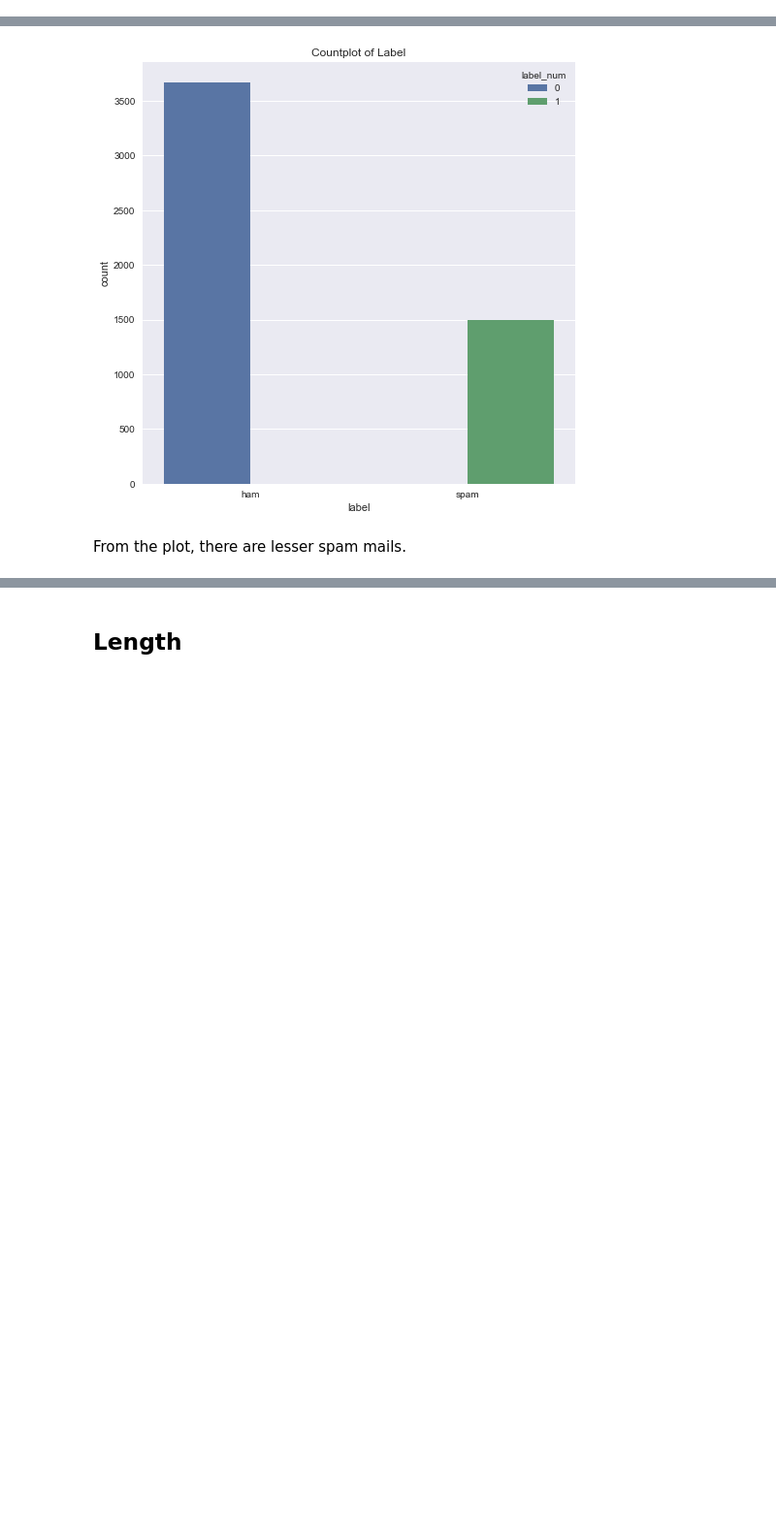
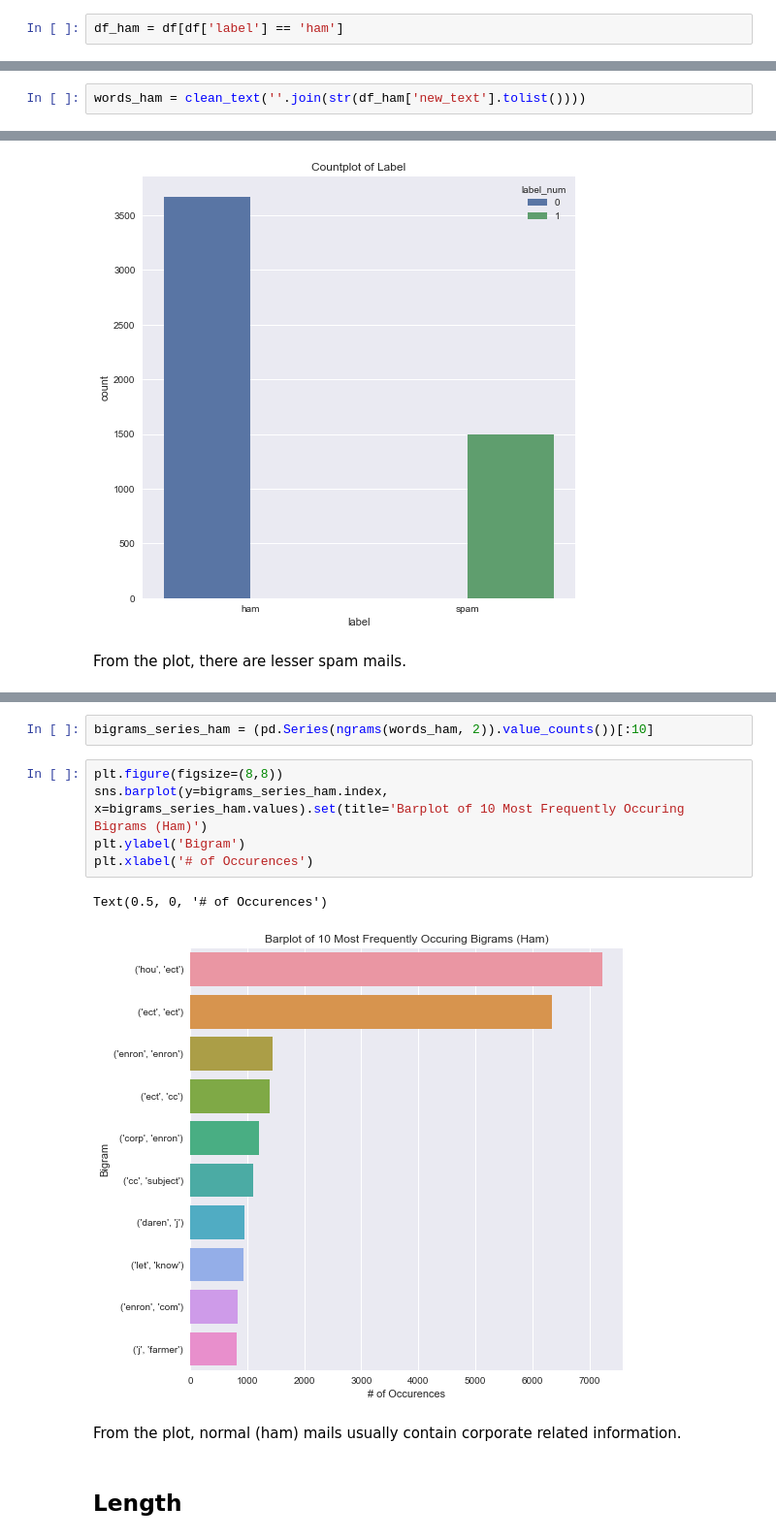
Before and after one commit to TYXuan/mail, a Jupyter notebook: eda.ipynb, the cells around one changed output, grey strips where cells are left out. Shown at 97% size. Cells and saved outputs as stored; diff of their text form; blank space fills up the shorter version.

```diff
--- a/eda.ipynb
+++ b/eda.ipynb
@@ -137,0 +191,2 @@ df.head()
+# %%
+df_ham = df[df['label'] == 'ham']
@@ -137,0 +202,2 @@ df.head()
+# %%
+words_ham = clean_text(''.join(str(df_ham['new_text'].tolist())))
@@ -150,3 +276,15 @@ From the plot, there are lesser spam mails.
+# %%
+bigrams_series_ham = (pd.Series(ngrams(words_ham, 2)).value_counts())[:10]
+# %%
+plt.figure(figsize=(8,8))
+sns.barplot(y=bigrams_series_ham.index, x=bigrams_series_ham.values).set(title='Barplot of 10 Most Frequently Occuring Bigrams (Ham)')
+plt.ylabel('Bigram')
+plt.xlabel('# of Occurences')
+# %% [output]
+Text(0.5, 0, '# of Occurences')
+[figure, added]
+# %% [markdown]
+From the plot, normal (ham) mails usually contain corporate related information.
 # %% [markdown]
 ## Length
 # %%
```
Also changed, not shown: parts of 27 cells of this notebook.
